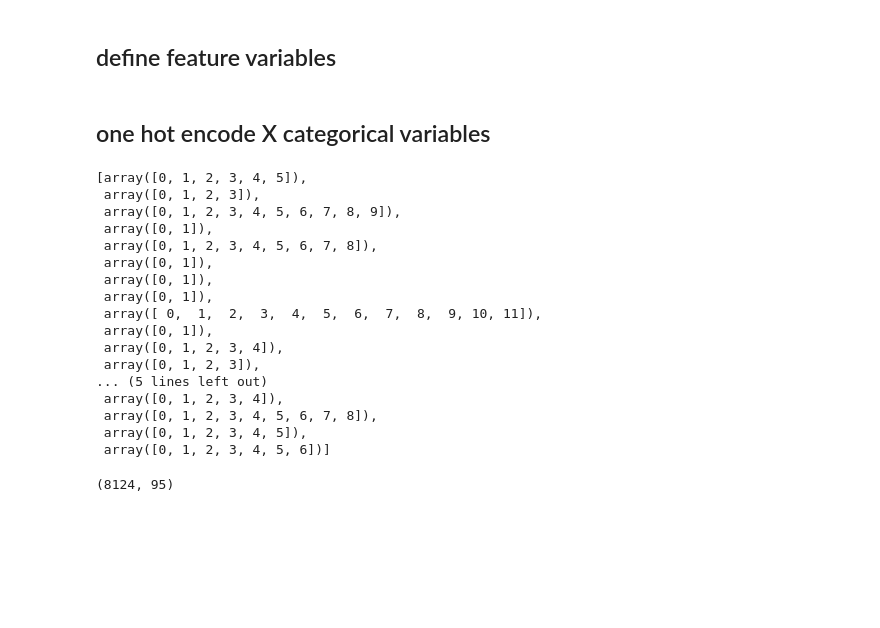
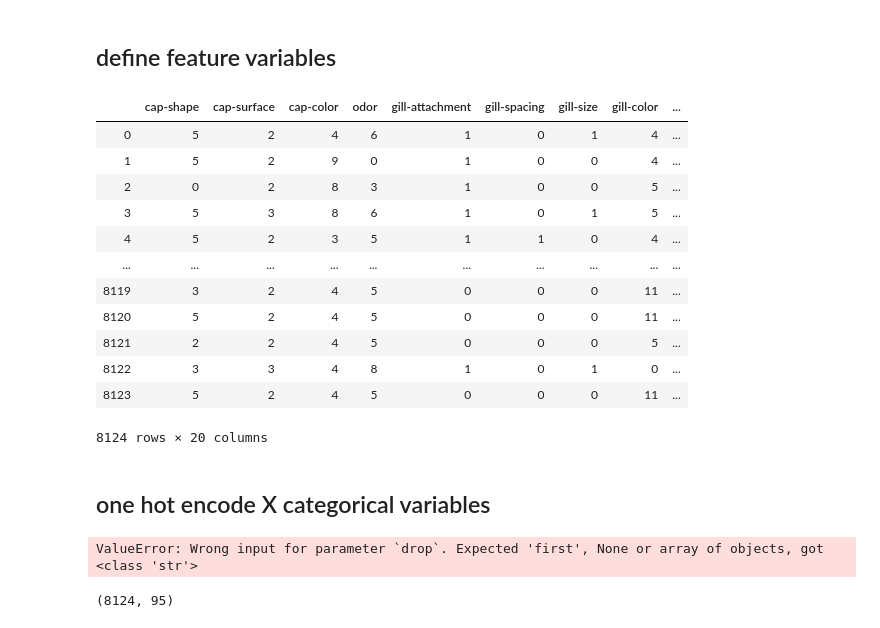
Before and after one commit to 8REN/fungiClassification, a Jupyter notebook: funginotebook.ipynb, the cells around one changed output. Saved outputs shown, nothing was run; the diff lists cells and outputs as text; code cells hidden in the pictures; blank space fills up the shorter version.

```diff
--- a/funginotebook.ipynb
+++ b/funginotebook.ipynb
@@ -283,6 +329,22 @@ y = le_df['class']
 ## define feature variables
 # %%
 le_df.drop(columns=['class'], inplace=True)
+# %%
+le_df
+# %% [output]
+|  | cap-shape | cap-surface | cap-color | odor | gill-attachment | gill-spacing | gill-size | gill-color | ... |
+| 0 | 5 | 2 | 4 | 6 | 1 | 0 | 1 | 4 | ... |
+| 1 | 5 | 2 | 9 | 0 | 1 | 0 | 0 | 4 | ... |
+| 2 | 0 | 2 | 8 | 3 | 1 | 0 | 0 | 5 | ... |
+| 3 | 5 | 3 | 8 | 6 | 1 | 0 | 1 | 5 | ... |
+| 4 | 5 | 2 | 3 | 5 | 1 | 1 | 0 | 4 | ... |
+| ... | ... | ... | ... | ... | ... | ... | ... | ... | ... |
+| 8119 | 3 | 2 | 4 | 5 | 0 | 0 | 0 | 11 | ... |
+| 8120 | 5 | 2 | 4 | 5 | 0 | 0 | 0 | 11 | ... |
+| 8121 | 2 | 2 | 4 | 5 | 0 | 0 | 0 | 5 | ... |
+| 8122 | 3 | 3 | 4 | 8 | 1 | 0 | 1 | 0 | ... |
+| 8123 | 5 | 2 | 4 | 5 | 0 | 0 | 0 | 11 | ... |
+8124 rows × 20 columns
 # %% [markdown]
 ## one hot encode X categorical variables
 # %%
@@ -290,24 +352,10 @@ ohe = OneHotEncoder(drop='first', sparse=False)
-# %%
-ohe.fit(le_df)
-ohe.categories_
-# %% [output]
-[array([0, 1, 2, 3, 4, 5]),
- array([0, 1, 2, 3]),
- array([0, 1, 2, 3, 4, 5, 6, 7, 8, 9]),
- array([0, 1]),
- array([0, 1, 2, 3, 4, 5, 6, 7, 8]),
- array([0, 1]),
- array([0, 1]),
- array([0, 1]),
- array([ 0,  1,  2,  3,  4,  5,  6,  7,  8,  9, 10, 11]),
- array([0, 1]),
- array([0, 1, 2, 3, 4]),
- array([0, 1, 2, 3]),
-... (5 lines left out)
- array([0, 1, 2, 3, 4]),
- array([0, 1, 2, 3, 4, 5, 6, 7, 8]),
- array([0, 1, 2, 3, 4, 5]),
- array([0, 1, 2, 3, 4, 5, 6])]
+# %%
+onehot = OneHotEncoder(categories='auto', drop='if_binary')
+onehot.fit_transform(le_df)
+
+onehot.categories_
+# %% [output]
+ValueError: Wrong input for parameter `drop`. Expected 'first', None or array of objects, got <class 'str'>
 # %%
 X = ohe.transform(le_df)
 # %%
```
Also changed, not shown: parts of 25 cells of this notebook, 1 other file.
